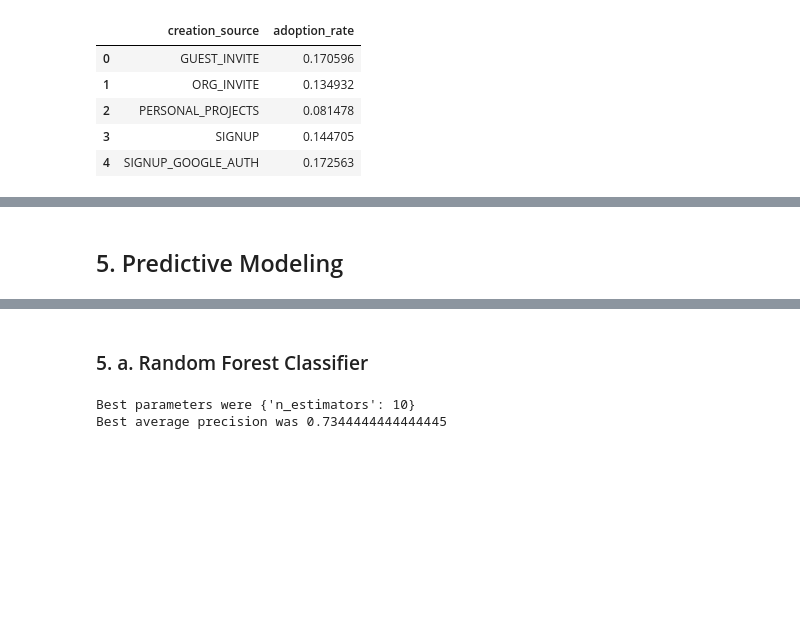
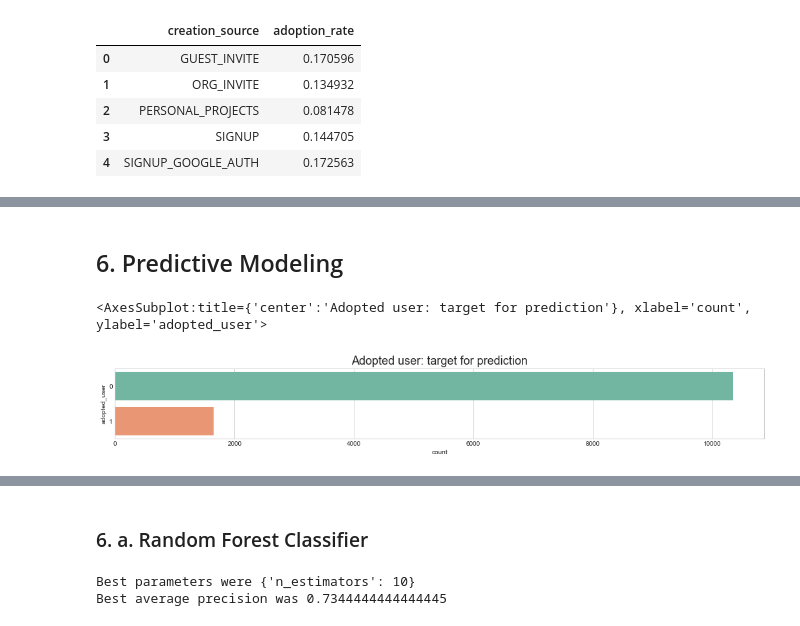
Before and after one commit to gabriellewald/relax-inc-data-challenge, a Jupyter notebook: relax_inc_data_science_challenge.ipynb, the cells around one changed output, grey strips where cells are left out. Saved outputs shown, nothing was run; the diff lists cells and outputs as text; code cells hidden in the pictures; blank space fills up the shorter version.

Commit message:
Add predictive modeling

```diff
--- a/relax_inc_data_science_challenge.ipynb
+++ b/relax_inc_data_science_challenge.ipynb
@@ -243,5 +294,14 @@ df1
+# %%
+# impute zero
+users['invited_by_user_id'] = users['invited_by_user_id'].fillna(0)
+
+# convert to datetime object
+users['last_session_creation_time'] = pd.to_datetime(users['last_session_creation_time'], unit='s')
+
+# impute creation time for last_session_creation_time
+users['last_session_creation_time'] = users['last_session_creation_time'].fillna(users['creation_time'])
 # %% [markdown]
-## 5. Predictive Modeling
+## 6. Predictive Modeling
 # %%
 # Create dummy variable for creation source
 creation_source = pd.get_dummies(users['creation_source'], drop_first=True)
@@ -255,3 +316,12 @@ X = model_data.drop(['adopted_user', 'email', 'creation_time', 'user_id', 'name'
+# %%
+# target variable for prediction
+plt.style.use('seaborn-whitegrid')
+fig = plt.figure(figsize=(18,2))
+plt.title('Adopted user: target for prediction', fontsize=18)
+sns.countplot(y='adopted_user', data=users, palette='Set2')
+# %% [output]
+<AxesSubplot:title={'center':'Adopted user: target for prediction'}, xlabel='count', ylabel='adopted_user'>
+[figure, added]
 # %%
 # Features
 X
@@ -273,7 +343,7 @@ X
 # train test split
 Xtrain, Xtest, ytrain, ytest = train_test_split(X, y, stratify=y, random_state=42)
 # %% [markdown]
-### 5. a. Random Forest Classifier
+### 6. a. Random Forest Classifier
 # %%
 # Use random forest model
 clf = RandomForestClassifier(random_state=42, class_weight='balanced')
```
Also changed, not shown: parts of 33 cells of this notebook.
